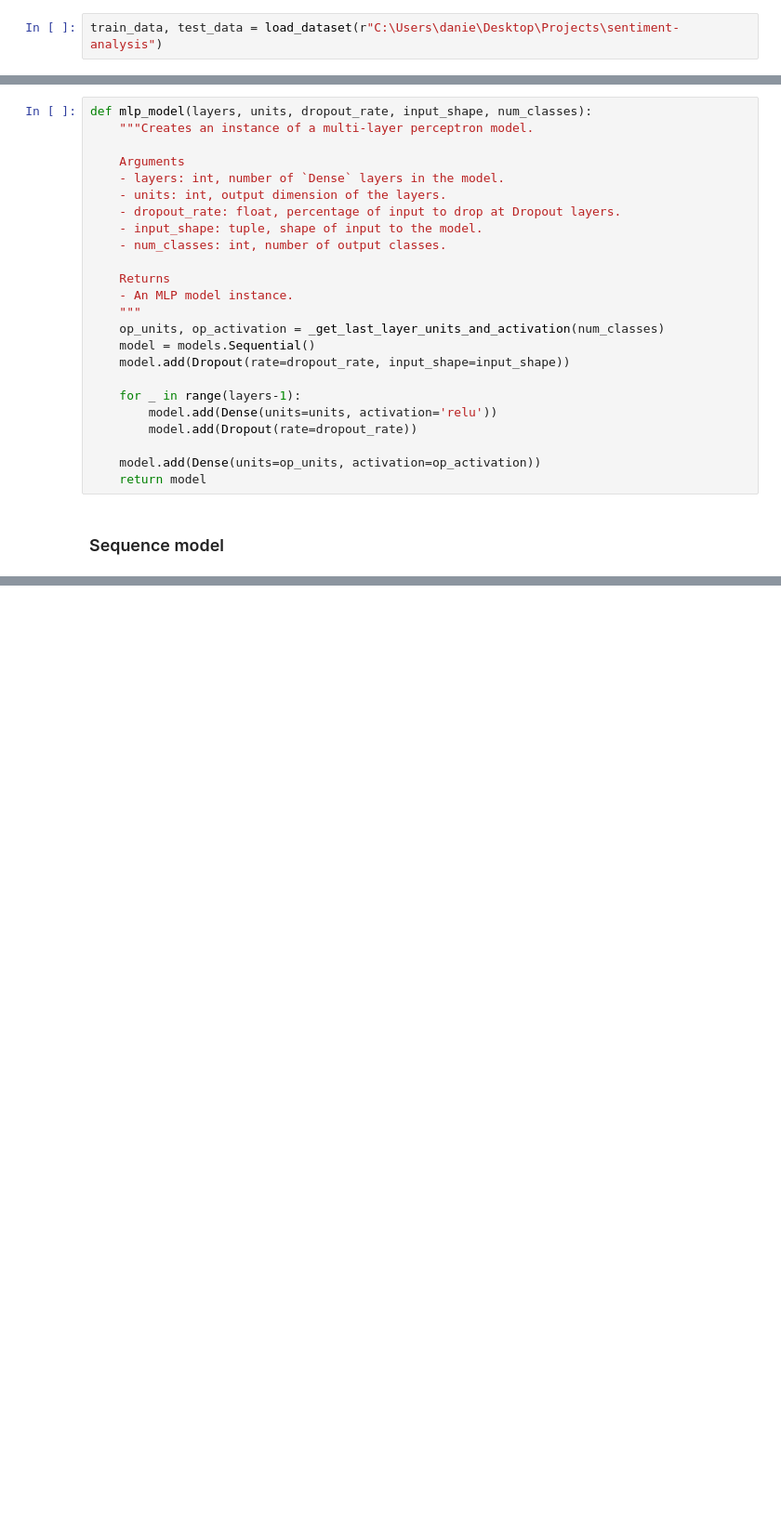
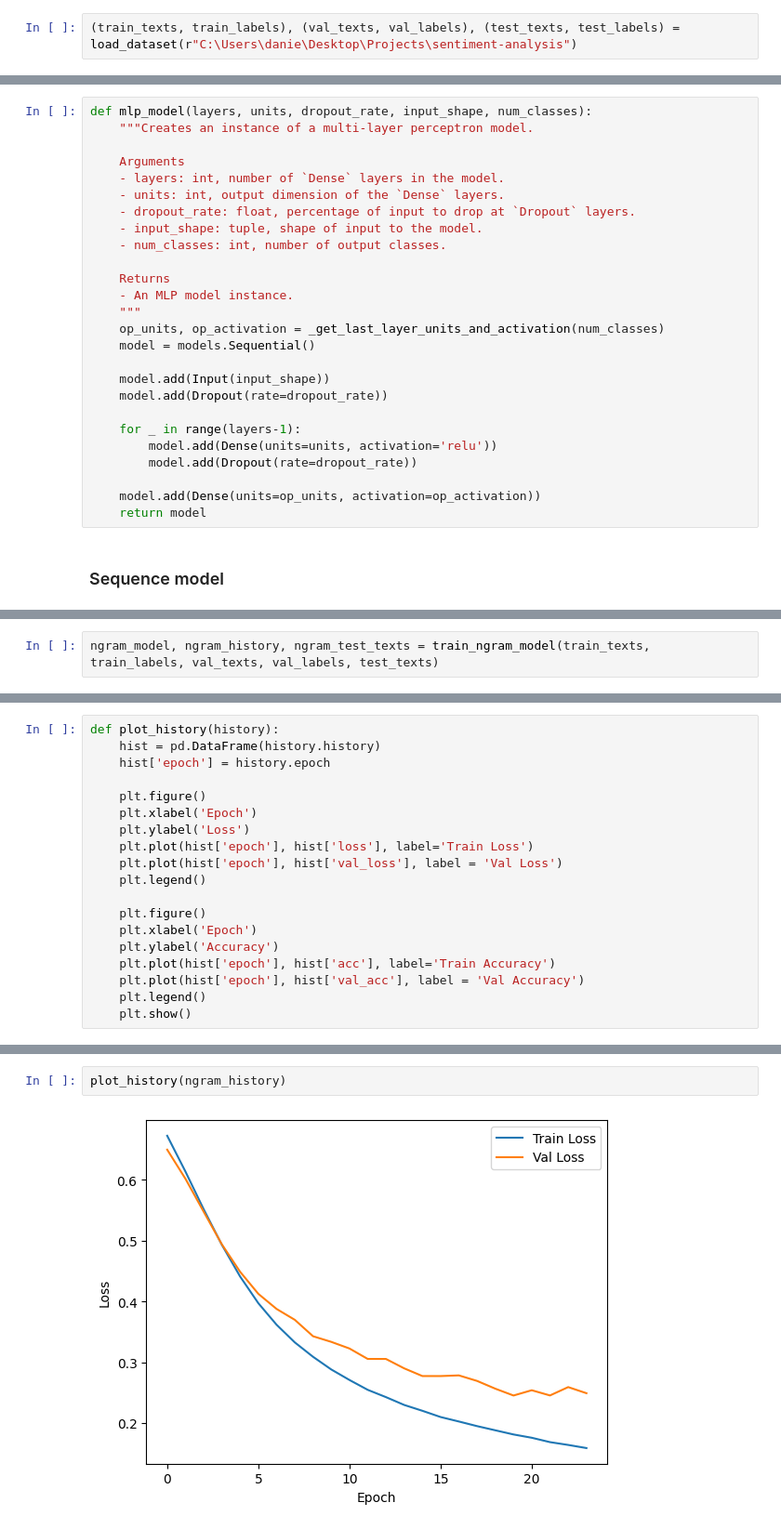
Before and after one commit to danielsimon4/sentiment-analysis, a Jupyter notebook: main.ipynb, the cells around one changed output, grey strips where cells are left out. Shown at 93% size. Drawn from its saved outputs; the diff is of its cells as text; blank space fills up the shorter version.

```diff
--- a/main.ipynb
+++ b/main.ipynb
@@ -78,5 +88,5 @@ def load_dataset(data_path, seed=123):
 # %% [markdown]
 ## Explore dataset
 # %%
-train_data, test_data = load_dataset(r"C:\Users\danie\Desktop\Projects\sentiment-analysis")
+(train_texts, train_labels), (val_texts, val_labels), (test_texts, test_labels) = load_dataset(r"C:\Users\danie\Desktop\Projects\sentiment-analysis")
 # %%
@@ -389,8 +408,8 @@ def mlp_model(layers, units, dropout_rate, input_shape, num_classes):
 
     Arguments
     - layers: int, number of `Dense` layers in the model.
-    - units: int, output dimension of the layers.
-    - dropout_rate: float, percentage of input to drop at Dropout layers.
+    - units: int, output dimension of the `Dense` layers.
+    - dropout_rate: float, percentage of input to drop at `Dropout` layers.
     - input_shape: tuple, shape of input to the model.
     - num_classes: int, number of output classes.
 
@@ -399,7 +418,9 @@ def mlp_model(layers, units, dropout_rate, input_shape, num_classes):
     """
     op_units, op_activation = _get_last_layer_units_and_activation(num_classes)
     model = models.Sequential()
-    model.add(Dropout(rate=dropout_rate, input_shape=input_shape))
+
+    model.add(Input(input_shape))
+    model.add(Dropout(rate=dropout_rate))
 
     for _ in range(layers-1):
         model.add(Dense(units=units, activation='relu'))
@@ -494,0 +585,2 @@ def sepcnn_model(blocks, filters, kernel_size, embedding_dim, dropout_rate, pool
+# %%
+ngram_model, ngram_history, ngram_test_texts = train_ngram_model(train_texts, train_labels, val_texts, val_labels, test_texts)
@@ -494,0 +732,19 @@ def sepcnn_model(blocks, filters, kernel_size, embedding_dim, dropout_rate, pool
+# %%
+def plot_history(history):
+    hist = pd.DataFrame(history.history)
+    hist['epoch'] = history.epoch
+
+    plt.figure()
+    plt.xlabel('Epoch')
+    plt.ylabel('Loss')
+    plt.plot(hist['epoch'], hist['loss'], label='Train Loss')
+    plt.plot(hist['epoch'], hist['val_loss'], label = 'Val Loss')
+    plt.legend()
+
+    plt.figure()
+    plt.xlabel('Epoch')
+    plt.ylabel('Accuracy')
+    plt.plot(hist['epoch'], hist['acc'], label='Train Accuracy')
+    plt.plot(hist['epoch'], hist['val_acc'], label = 'Val Accuracy')
+    plt.legend()
+    plt.show()
@@ -494,0 +753,4 @@ def sepcnn_model(blocks, filters, kernel_size, embedding_dim, dropout_rate, pool
+# %%
+plot_history(ngram_history)
+# %% [output]
+[figure, added]
```
Also changed, not shown: parts of 33 cells of this notebook, 1 other file.
